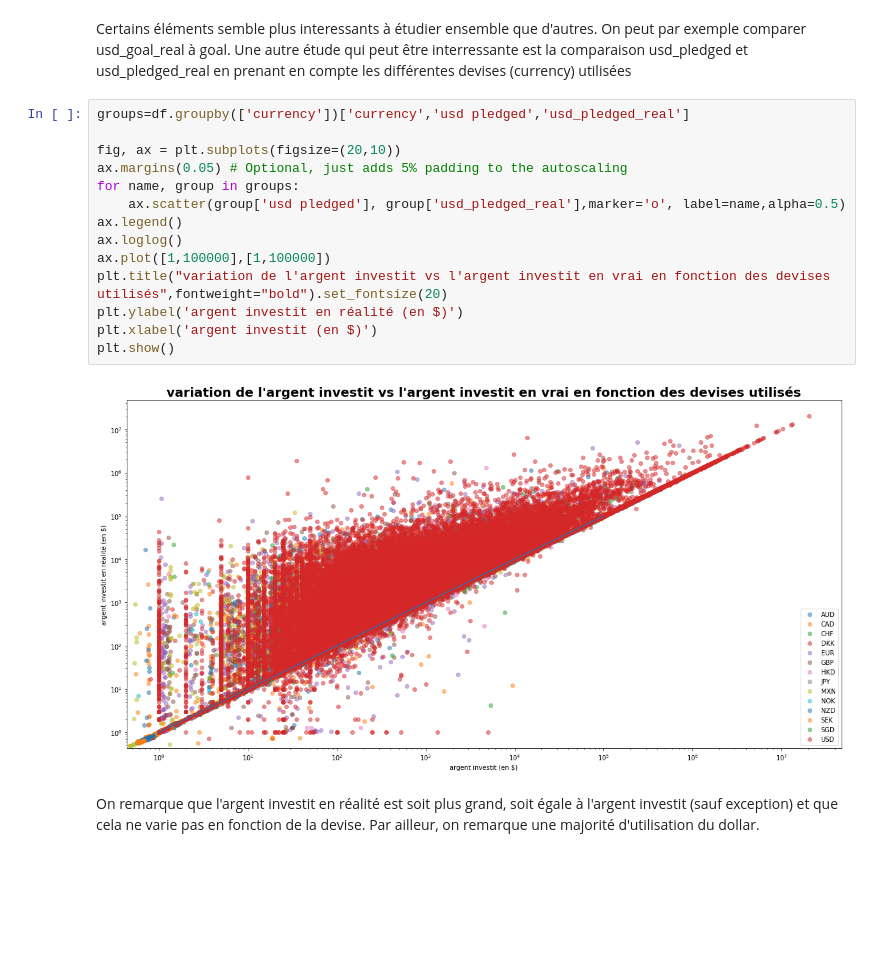
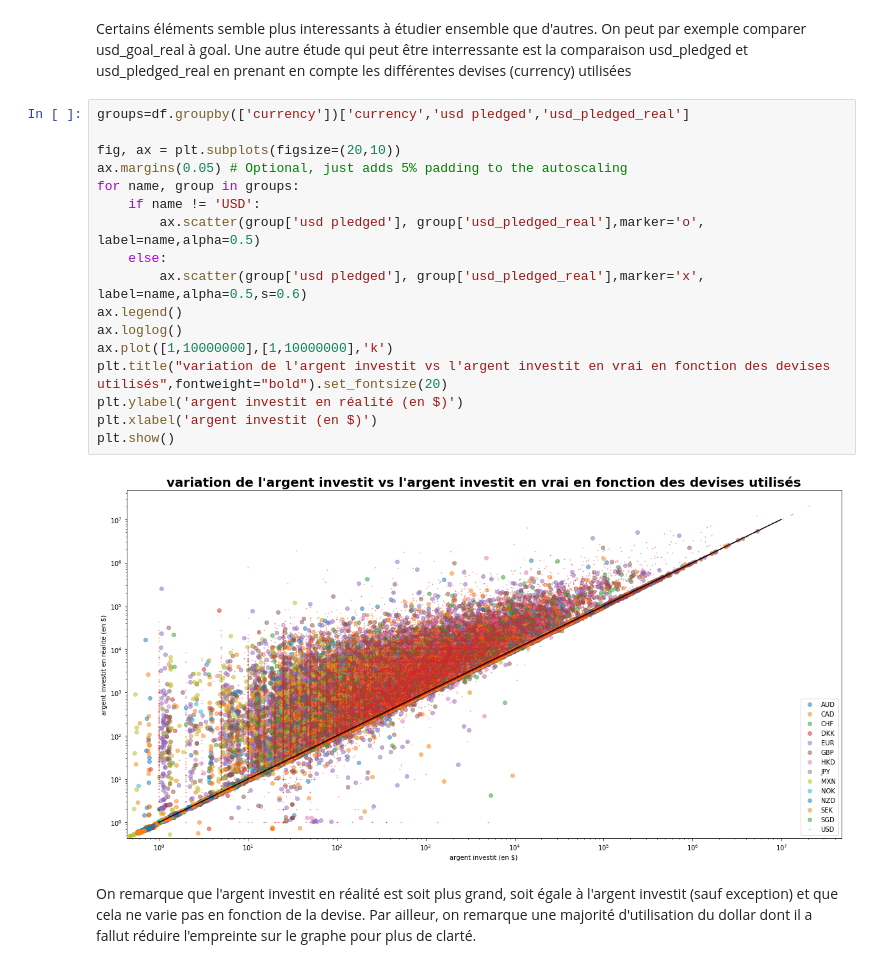
Before and after one commit to ComeMS/EDA2018, a Jupyter notebook: EDA 2018.ipynb, the cells around one changed output. Saved outputs shown, nothing was run; the diff lists cells and outputs as text; blank space fills up the shorter version.

```diff
--- a/EDA 2018.ipynb
+++ b/EDA 2018.ipynb
@@ -197,19 +219,22 @@ Une autre étude qui peut être interressante est la comparaison usd_pledged et
 # %%
 groups=df.groupby(['currency'])['currency','usd pledged','usd_pledged_real']
 
 fig, ax = plt.subplots(figsize=(20,10))
 ax.margins(0.05) # Optional, just adds 5% padding to the autoscaling
 for name, group in groups:
-    ax.scatter(group['usd pledged'], group['usd_pledged_real'],marker='o', label=name,alpha=0.5)
+    if name != 'USD':
+        ax.scatter(group['usd pledged'], group['usd_pledged_real'],marker='o', label=name,alpha=0.5)
+    else:
+        ax.scatter(group['usd pledged'], group['usd_pledged_real'],marker='x', label=name,alpha=0.5,s=0.6)
 ax.legend()
 ax.loglog()
-ax.plot([1,100000],[1,100000])
+ax.plot([1,10000000],[1,10000000],'k')
 plt.title("variation de l'argent investit vs l'argent investit en vrai en fonction des devises utilisés",fontweight="bold").set_fontsize(20)
 plt.ylabel('argent investit en réalité (en $)')
 plt.xlabel('argent investit (en $)')
 plt.show()
 # %% [output]
-[figure, old version]
+[figure, new version]
 # %% [markdown]
 On remarque que l'argent investit en réalité est soit plus grand, soit égale à l'argent investit (sauf exception) et que cela ne varie pas en fonction de la devise.
-Par ailleur, on remarque une majorité d'utilisation du dollar.
+Par ailleur, on remarque une majorité d'utilisation du dollar dont il a fallut réduire l'empreinte sur le graphe pour plus de clarté.
```
Also changed, not shown: parts of 21 cells of this notebook.
